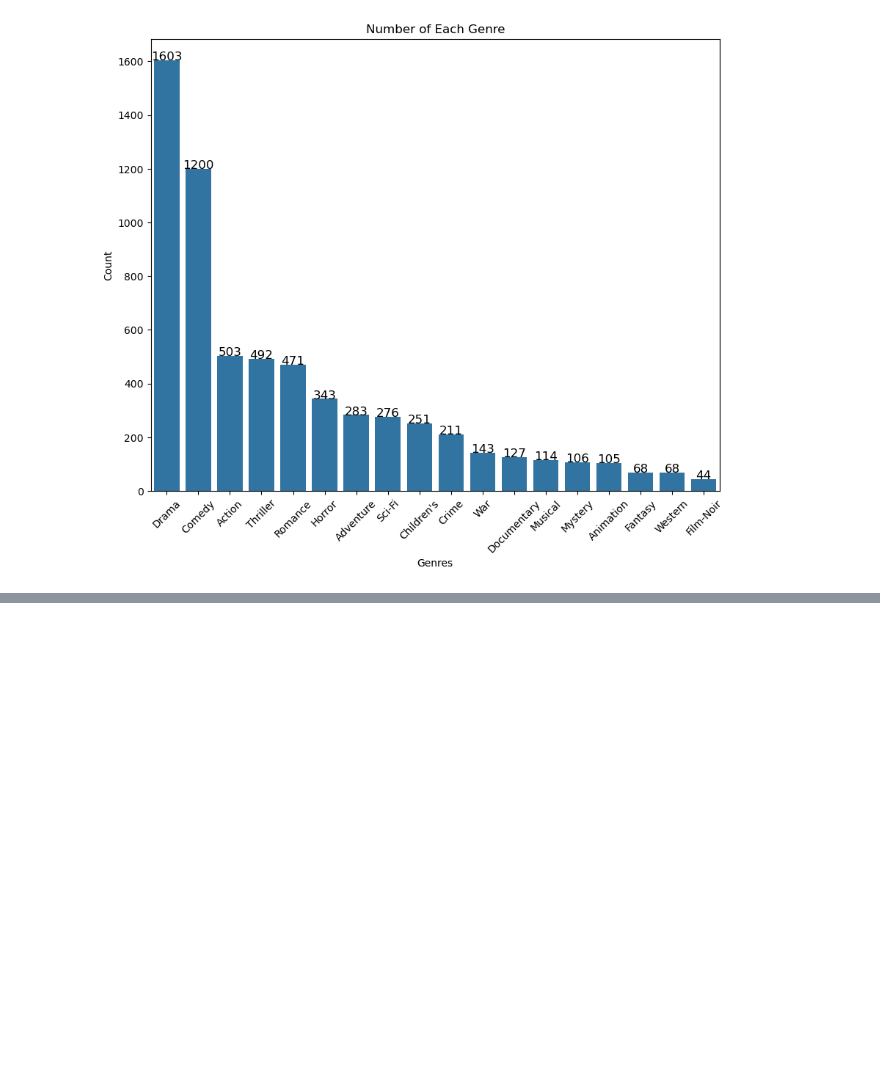
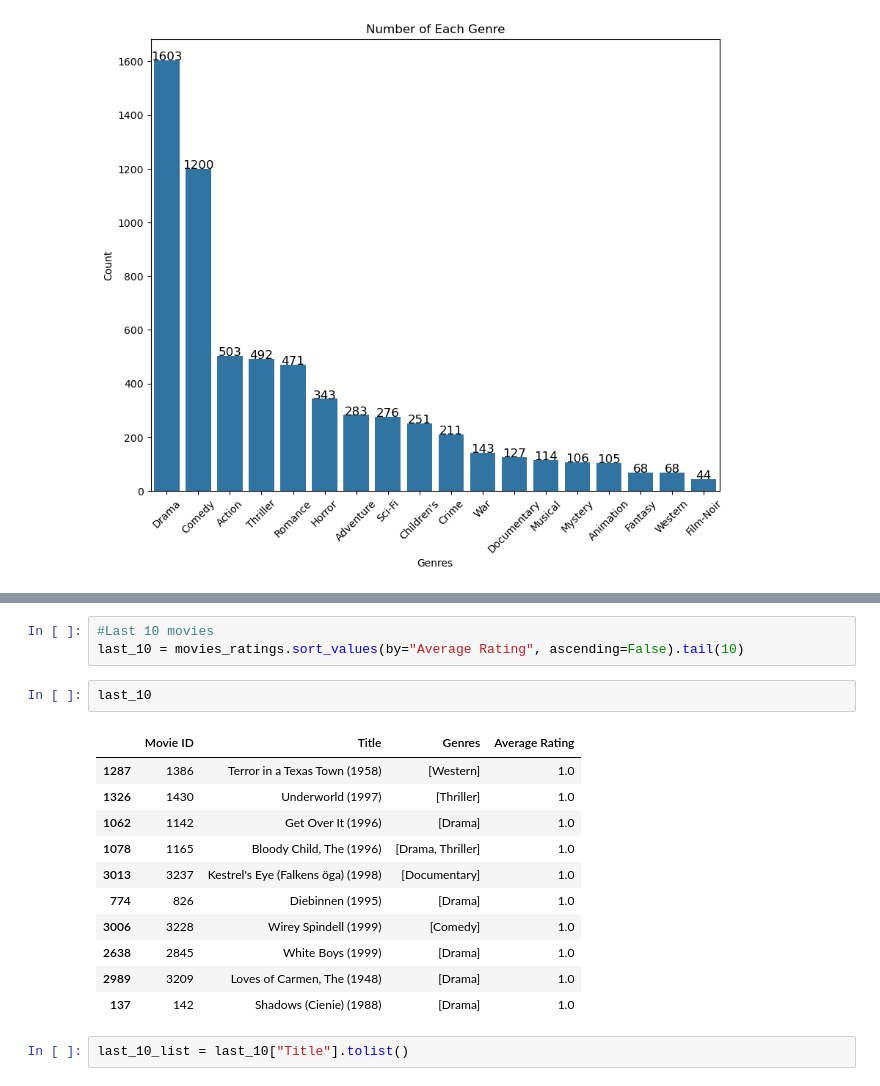
Before and after one commit to omerzzeybek9/Rec-Systems-MovieLens-1M, a Jupyter notebook: movielens.ipynb, the cells around one changed output, grey strips where cells are left out. Drawn from its saved outputs; the diff is of its cells as text; blank space fills up the shorter version.

```diff
--- a/movielens.ipynb
+++ b/movielens.ipynb
@@ -287,0 +328,19 @@ plt.show()
+# %%
+#Last 10 movies
+last_10 = movies_ratings.sort_values(by="Average Rating", ascending=False).tail(10)
+# %%
+last_10
+# %% [output]
+|  | Movie ID | Title | Genres | Average Rating |
+| 1287 | 1386 | Terror in a Texas Town (1958) | [Western] | 1.0 |
+| 1326 | 1430 | Underworld (1997) | [Thriller] | 1.0 |
+| 1062 | 1142 | Get Over It (1996) | [Drama] | 1.0 |
+| 1078 | 1165 | Bloody Child, The (1996) | [Drama, Thriller] | 1.0 |
+| 3013 | 3237 | Kestrel's Eye (Falkens öga) (1998) | [Documentary] | 1.0 |
+| 774 | 826 | Diebinnen (1995) | [Drama] | 1.0 |
+| 3006 | 3228 | Wirey Spindell (1999) | [Comedy] | 1.0 |
+| 2638 | 2845 | White Boys (1999) | [Drama] | 1.0 |
+| 2989 | 3209 | Loves of Carmen, The (1948) | [Drama] | 1.0 |
+| 137 | 142 | Shadows (Cienie) (1988) | [Drama] | 1.0 |
+# %%
+last_10_list = last_10["Title"].tolist()
```
Also changed, not shown: parts of 10 cells of this notebook.
